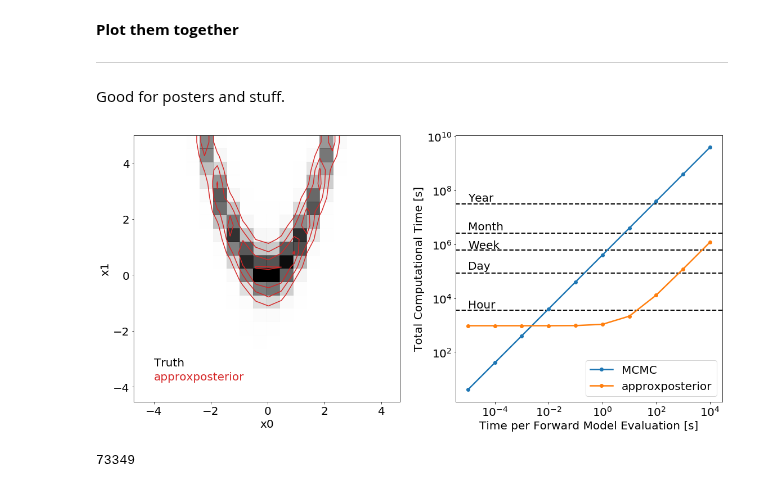
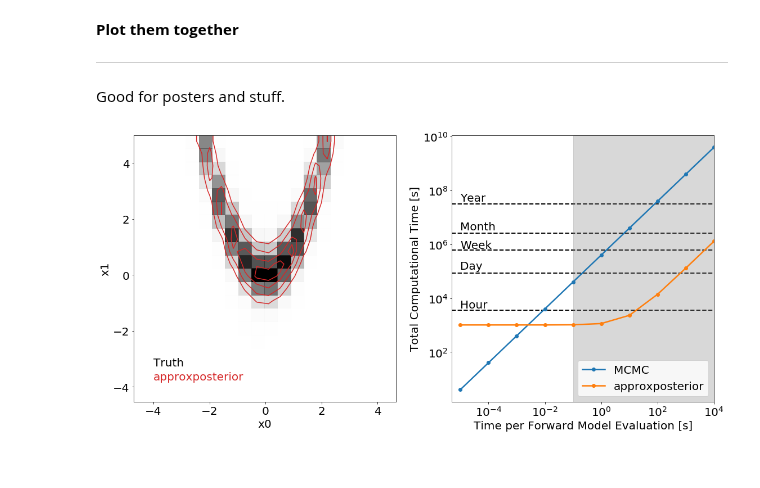
Before and after one commit to dflemin3/approxposterior, a Jupyter notebook: examples/Notebooks/Scaling_Accuracy.ipynb, the cells around one changed output. Cells and saved outputs as stored; diff of their text form; code cells hidden in the pictures.

```diff
--- a/examples/Notebooks/Scaling_Accuracy.ipynb
+++ b/examples/Notebooks/Scaling_Accuracy.ipynb
@@ -45,7 +45,7 @@
 # Run!
 ap.run(m0=m0, m=m, M=M, nmax=nmax, Dmax=Dmax, kmax=kmax,
        bounds=bounds, which_kernel=which_kernel,
-       n_kl_samples=100000, verbose=False, debug=False,
+       n_kl_samples=100000, verbose=False,
        timing=True)
 # %% [markdown]
 **Estimate Time Scaling as a Function of Forward Model Time**
@@ -233,38 +233,35 @@ ax[0].text(-4, -3.75, "approxposterior", color="C3")
 ax[0].set_xlabel("x0")
 ax[0].set_ylabel("x1")
 
 # Right: Scaling
 ax[1].plot(ns, brute_times, "o-", lw=2.5, label="MCMC")
 ax[1].plot(ns, gp_times, "o-", lw=2.5, label="approxposterior")
 
 # Reference year, month, week, day, hour timescales
 ax[1].axhline((365*24*60*60), lw=2, ls="--", color="k", zorder=0)
 ax[1].axhline((30*24*60*60), lw=2, ls="--", color="k", zorder=0)
 ax[1].axhline((7*24*60*60), lw=2, ls="--", color="k", zorder=0)
 ax[1].axhline((24*60*60), lw=2, ls="--", color="k", zorder=0)
 ax[1].axhline((60*60), lw=2, ls="--", color="k", zorder=0)
 
-# One minute forward model reference
-#ax[1].axvline(60, lw=2, ls=":", color="k", zorder=3)
+# Shade region or typical vplanet runtimes
+ax[1].axvspan(0.1, 1.0e4, color='grey', alpha=0.3)
 
 ax[1].text(1.0e-5, 4.0e7, "Year")
 ax[1].text(1.0e-5, 3.5e6, "Month")
 ax[1].text(1.0e-5, 7.0e5, "Week")
 ax[1].text(1.0e-5, 1.2e5, "Day")
 ax[1].text(1.0e-5, 4.4e3, "Hour")
 
 ax[1].set_ylabel("Total Computational Time [s]")
 ax[1].set_xlabel("Time per Forward Model Evaluation [s]")
+ax[1].set_xlim(5.0e-6,1.0e4)
 ax[1].set_xscale("log")
 ax[1].set_yscale("log")
 ax[1].legend(loc="lower right")
 
 fig.tight_layout()
 
-fig.savefig("acc_scal.pdf", bbox_inches="tight")
+fig.savefig("acc_scal_shaded.pdf", bbox_inches="tight")
 # %% [output]
-[figure, old version]
+[figure, new version]
-# %%
-73349
-# %% [output]
-73349
```
Also changed, not shown: parts of 4 cells of this notebook, 3 other files.
